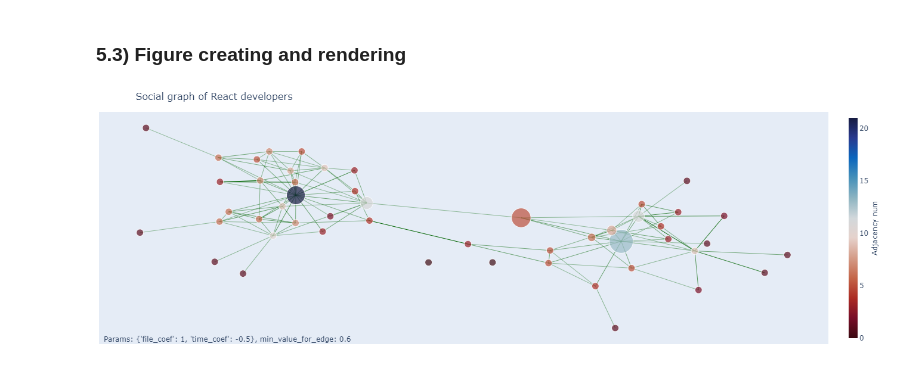
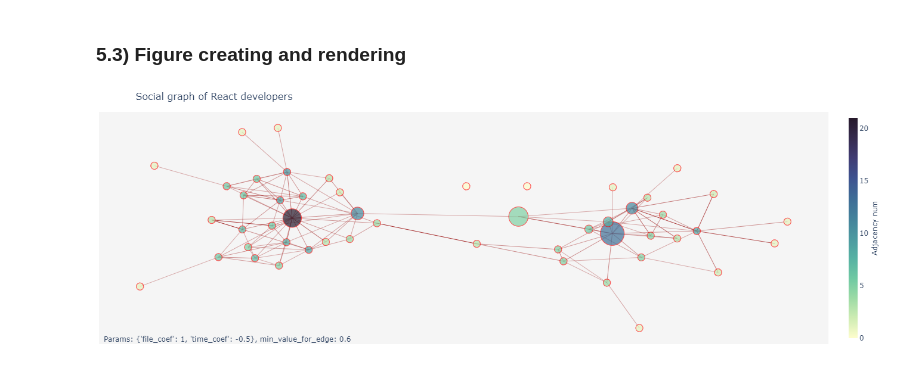
Before and after one commit to MaEgV/developer-relationship-graph, a Jupyter notebook: graph_visualization.ipynb, the cells around one changed output. Drawn from its saved outputs; the diff is of its cells as text; code cells hidden in the pictures.

```diff
--- a/graph_visualization.ipynb
+++ b/graph_visualization.ipynb
@@ -134,12 +134,21 @@ trace = []  # Traces container
 for edge in G.edges():
     x0, y0 = pos[edge[0]]
     x1, y1 = pos[edge[1]]
-    edge_text.append(str(weight))
+    x=np.linspace(x0*2, x1*2, 15)
+    y=np.linspace(y0*2, y1*2, 15)
+    # x=tuple([x0*2, x1*2, None]), y=tuple([y0*2, y1*2, None]),
     weight = G.edges[edge]['weight']
-    trace.append(go.Scatter(x=tuple([x0*2, x1*2, None]), y=tuple([y0*2, y1*2, None]),
+    edge_trace = go.Scatter(x=x, y=y,
                             opacity=weight,
+                            name=str(weight),
+                            hoverinfo='text',
                             mode='lines',
-                            line={'width': weight * edge_width_coef, 'color': 'darkgreen'}))
+                            line={'width': weight * edge_width_coef, 'color': 'brown'})
+    edge_trace.text = \
+    f'Edge: {edge}\
+    <br>Weight: {round(weight, 2)}'
+
+    trace.append(edge_trace)
 # %% [markdown]
 ### 5.2) Nodes proccessing
 # %%
@@ -160,8 +169,7 @@ node_trace = go.Scatter(
     hoverinfo='text',
     marker=dict(
         showscale=True,
-        colorscale='balance',
-        reversescale=True,
+        colorscale='deep',
         size=normilized_sizes * node_size_coef,
         colorbar=dict(
             thickness=15,
@@ -169,7 +177,7 @@ node_trace = go.Scatter(
             xanchor='left',
             titleside='right'
         ),
-        line_width=1))
+        line_width=1, line_color='red'))
 
 trace.append(node_trace)
 
@@ -191,17 +199,19 @@ node_trace.text = node_text
 # %%
 fig = go.Figure(trace,
                 layout=go.Layout(
+                plot_bgcolor='whitesmoke',
                 title='Social graph of React developers',
                 titlefont_size=16,
                 showlegend=False,
                 margin=dict(b=20,l=5,r=5,t=40),
                 annotations=[ dict(
                     text=f"Params: {weights_params}, min_value_for_edge: {min_value_for_edge}",
                     showarrow=False,
                     xref="paper", yref="paper",
                     x=0.005, y=-0.002 ) ],
                 xaxis=dict(showgrid=False, zeroline=False, showticklabels=False),
                 yaxis=dict(showgrid=False, zeroline=False, showticklabels=False)))
+
 fig
 # %% [output]
-[figure, old version]
+[figure, new version]
```
